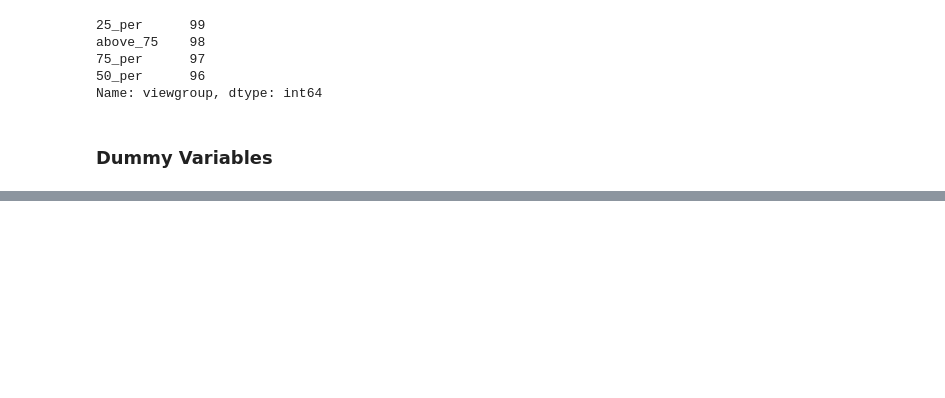
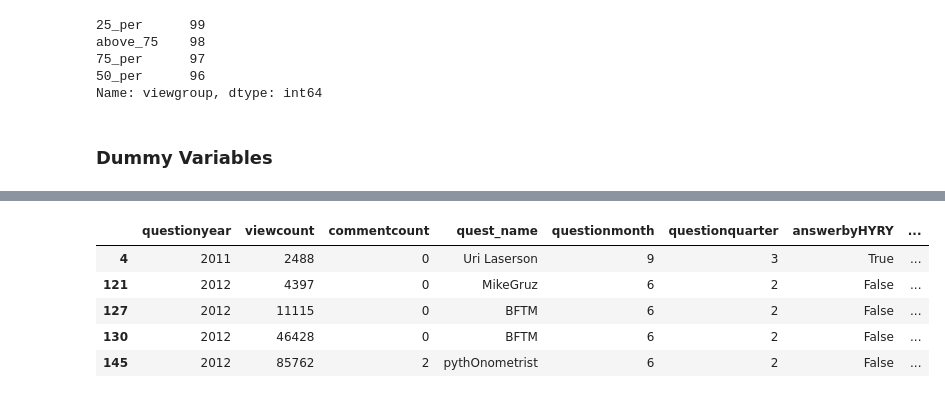
Before and after one commit to onlyphantom/WebAnalytics, a Jupyter notebook: lecture3.ipynb, the cells around one changed output, grey strips where cells are left out. Cells and saved outputs as stored; diff of their text form; code cells hidden in the pictures; blank space fills up the shorter version.

```diff
--- a/lecture3.ipynb
+++ b/lecture3.ipynb
@@ -548,0 +590,15 @@ Name: viewgroup, dtype: int64
+# %%
+dat = pd.get_dummies(hybren,
+                     columns=['ans_name', 'viewgroup'],
+                     prefix=['answerby', 'vg'],
+                     prefix_sep='',
+                     drop_first=True,
+                     dtype=bool)
+dat.head()
+# %% [output]
+|  | questionyear | viewcount | commentcount | quest_name | questionmonth | questionquarter | answerbyHYRY | ... |
+| 4 | 2011 | 2488 | 0 | Uri Laserson | 9 | 3 | True | ... |
+| 121 | 2012 | 4397 | 0 | MikeGruz | 6 | 2 | False | ... |
+| 127 | 2012 | 11115 | 0 | BFTM | 6 | 2 | False | ... |
+| 130 | 2012 | 46428 | 0 | BFTM | 6 | 2 | False | ... |
+| 145 | 2012 | 85762 | 2 | pythOnometrist | 6 | 2 | False | ... |
```
Also changed, not shown: parts of 8 cells of this notebook.
